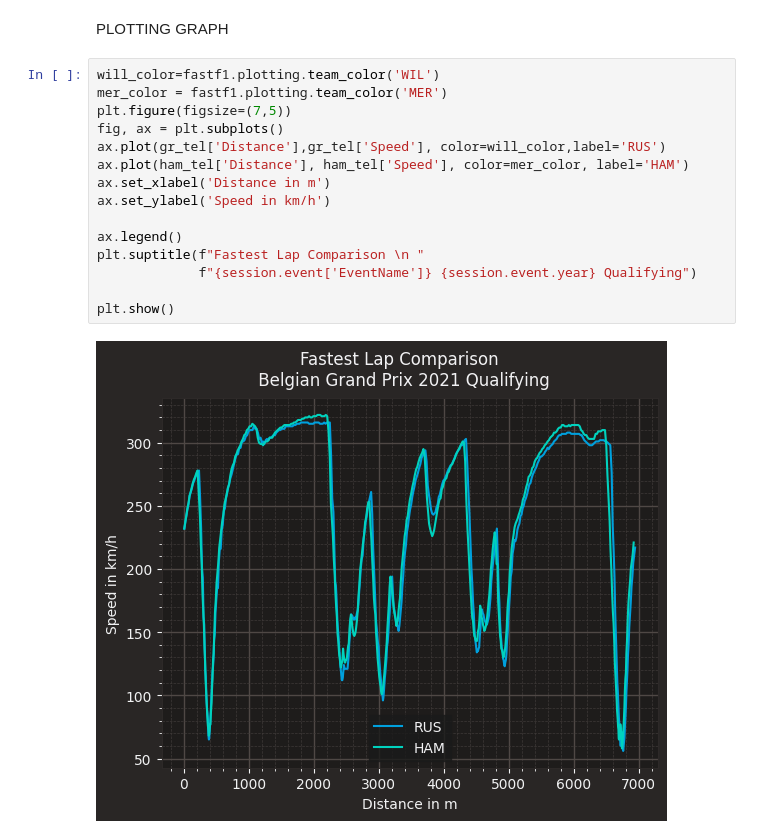
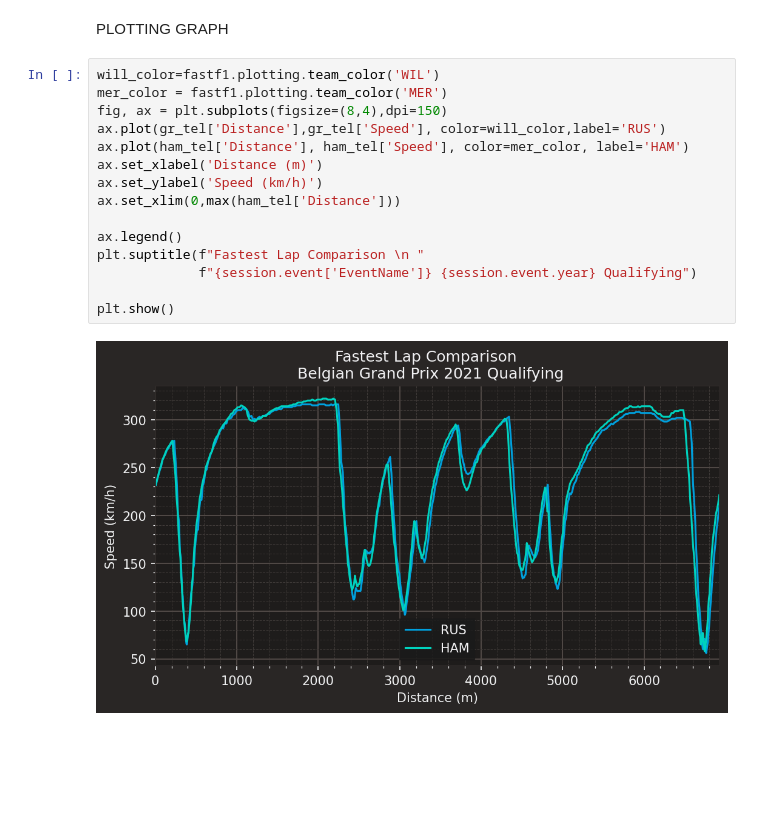
Before and after one commit to PrabhuPugal/Virtual-Race-Engineer, a Jupyter notebook: main.ipynb, the cells around one changed output. Saved outputs shown, nothing was run; the diff lists cells and outputs as text; blank space fills up the shorter version.

Commit message:
graphchange

```diff
--- a/main.ipynb
+++ b/main.ipynb
@@ -37,17 +41,17 @@ PLOTTING GRAPH
 # %%
 will_color=fastf1.plotting.team_color('WIL')
 mer_color = fastf1.plotting.team_color('MER')
-plt.figure(figsize=(7,5))
-fig, ax = plt.subplots()
+fig, ax = plt.subplots(figsize=(8,4),dpi=150)
 ax.plot(gr_tel['Distance'],gr_tel['Speed'], color=will_color,label='RUS')
 ax.plot(ham_tel['Distance'], ham_tel['Speed'], color=mer_color, label='HAM')
-ax.set_xlabel('Distance in m')
-ax.set_ylabel('Speed in km/h')
+ax.set_xlabel('Distance (m)')
+ax.set_ylabel('Speed (km/h)')
+ax.set_xlim(0,max(ham_tel['Distance']))
 
 ax.legend()
 plt.suptitle(f"Fastest Lap Comparison \n "
              f"{session.event['EventName']} {session.event.year} Qualifying")
 
 plt.show()
 # %% [output]
-[figure, old version]
+[figure, new version]
```
Also changed, not shown: parts of 1 cell of this notebook.
